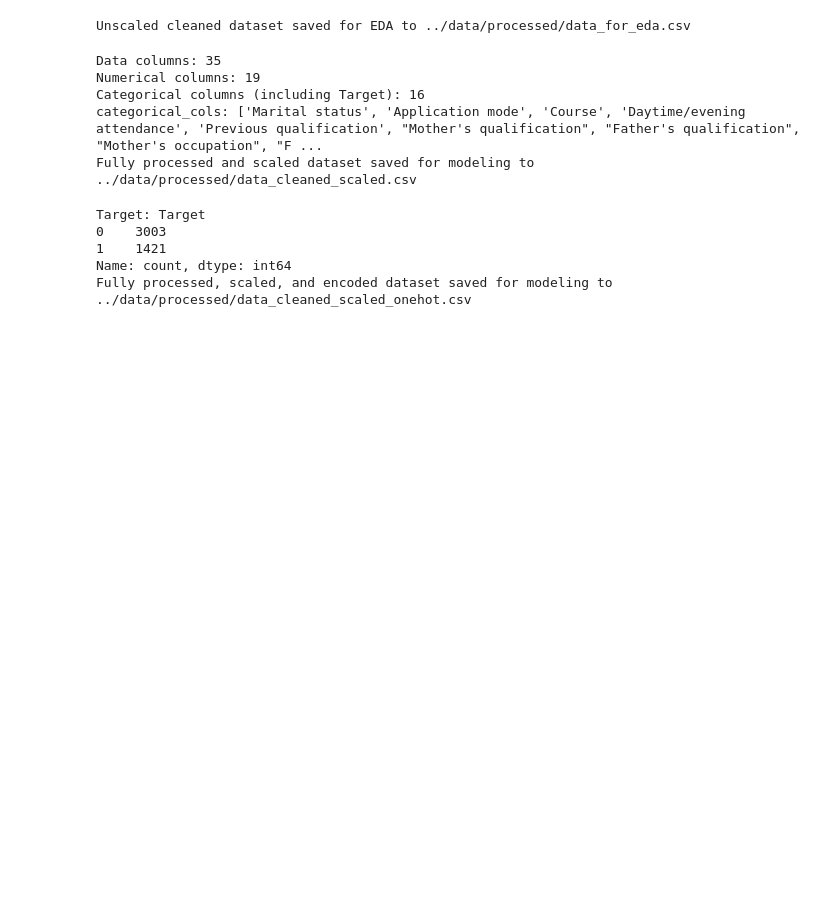
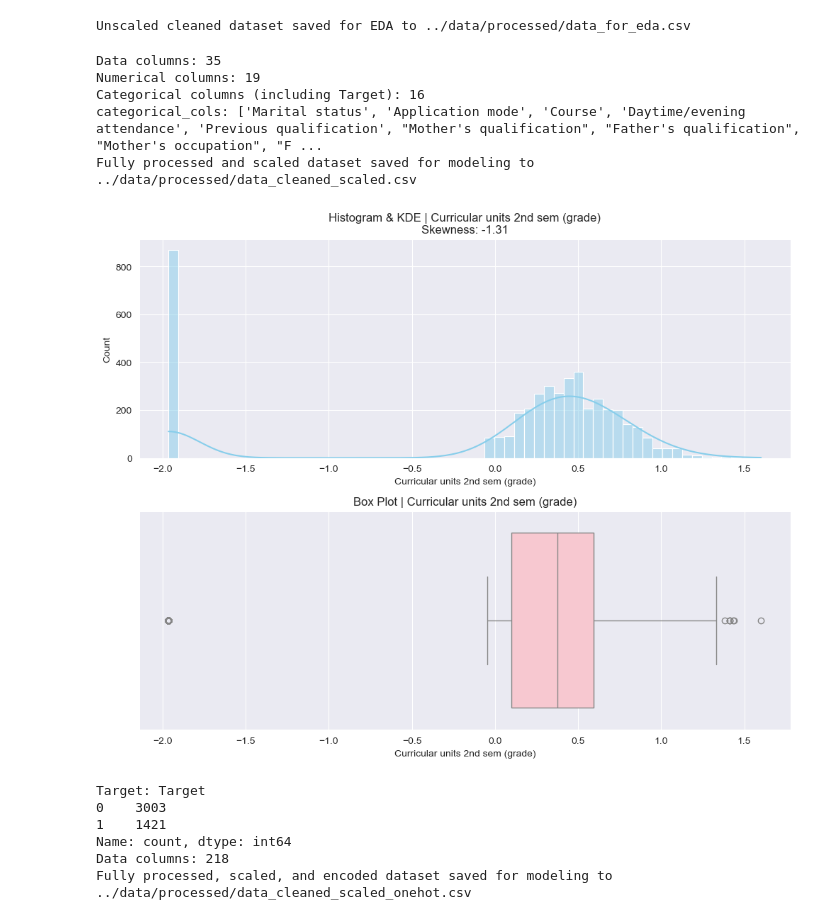
Before and after one commit to jnqian99/academic-performance, a Jupyter notebook: notebooks/1_preprocess.ipynb, the cells around one changed output. Saved outputs shown, nothing was run; the diff lists cells and outputs as text; code cells hidden in the pictures; blank space fills up the shorter version.

```diff
--- a/notebooks/1_preprocess.ipynb
+++ b/notebooks/1_preprocess.ipynb
@@ -126,6 +126,33 @@ Numerical columns: 19
 Categorical columns (including Target): 16
 categorical_cols: ['Marital status', 'Application mode', 'Course', 'Daytime/evening attendance', 'Previous qualification', "Mother's qualification", "Father's qualification", "Mother's occupation", "F ...
 Fully processed and scaled dataset saved for modeling to ../data/processed/data_cleaned_scaled.csv
+# %%
+import seaborn as sns
+import matplotlib.pyplot as plt
+
+# Replace 'selected_feature' with the name of the numerical feature you want to analyze
+selected_feature = 'Curricular units 2nd sem (grade)'
+
+sns.set_style("darkgrid")
+plt.figure(figsize=(10, 8))
+
+# Histogram with KDE
+plt.subplot(2, 1, 1)
+sns.histplot(data[selected_feature], kde=True, color="skyblue")
+plt.title(f"Histogram & KDE | {selected_feature}\nSkewness: {round(data[selected_feature].skew(), 2)}")
+plt.xlabel(selected_feature)
+
+# Box Plot
+plt.subplot(2, 1, 2)
+sns.boxplot(x=data[selected_feature], color="pink")
+plt.title(f"Box Plot | {selected_feature}")
+plt.xlabel(selected_feature)
+
+# Adjust layout and show plots
+plt.tight_layout()
+plt.show()
+# %% [output]
+[figure, added]
 # %%
 # one-hot encode the categorical variables
 data = pd.get_dummies(data, columns=categorical_cols, drop_first=True)
@@ -134,6 +161,7 @@ data.rename(columns={'Target_1': 'Target'}, inplace=True)
 data = data * 1
 # How many Target is 1 and 0
 print("Target:", data['Target'].value_counts())
+print("Data columns:", len(data.columns))
 model_output_path = '../data/processed/data_cleaned_scaled_onehot.csv'
 data.to_csv(model_output_path, index=False)
 print(f"Fully processed, scaled, and encoded dataset saved for modeling to {model_output_path}")
@@ -142,4 +170,5 @@ Target: Target
 0    3003
 1    1421
 Name: count, dtype: int64
+Data columns: 218
 Fully processed, scaled, and encoded dataset saved for modeling to ../data/processed/data_cleaned_scaled_onehot.csv
```
Also changed, not shown: 1 other file.
